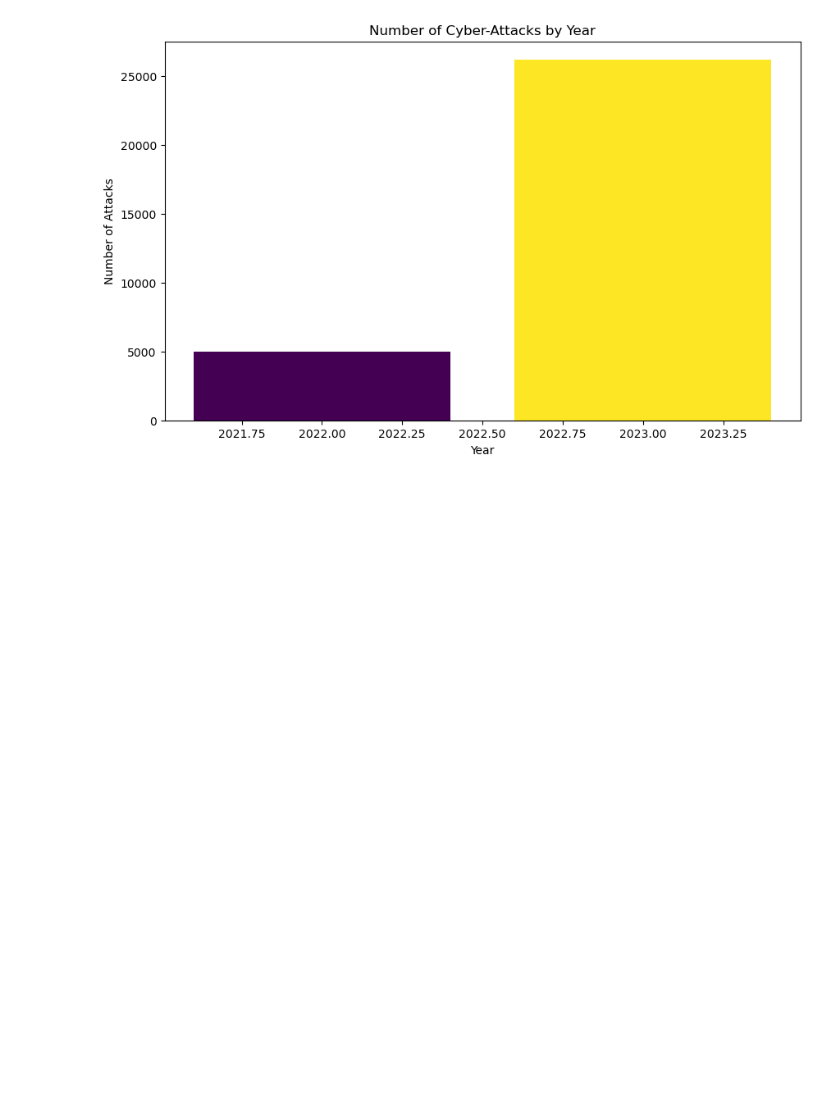
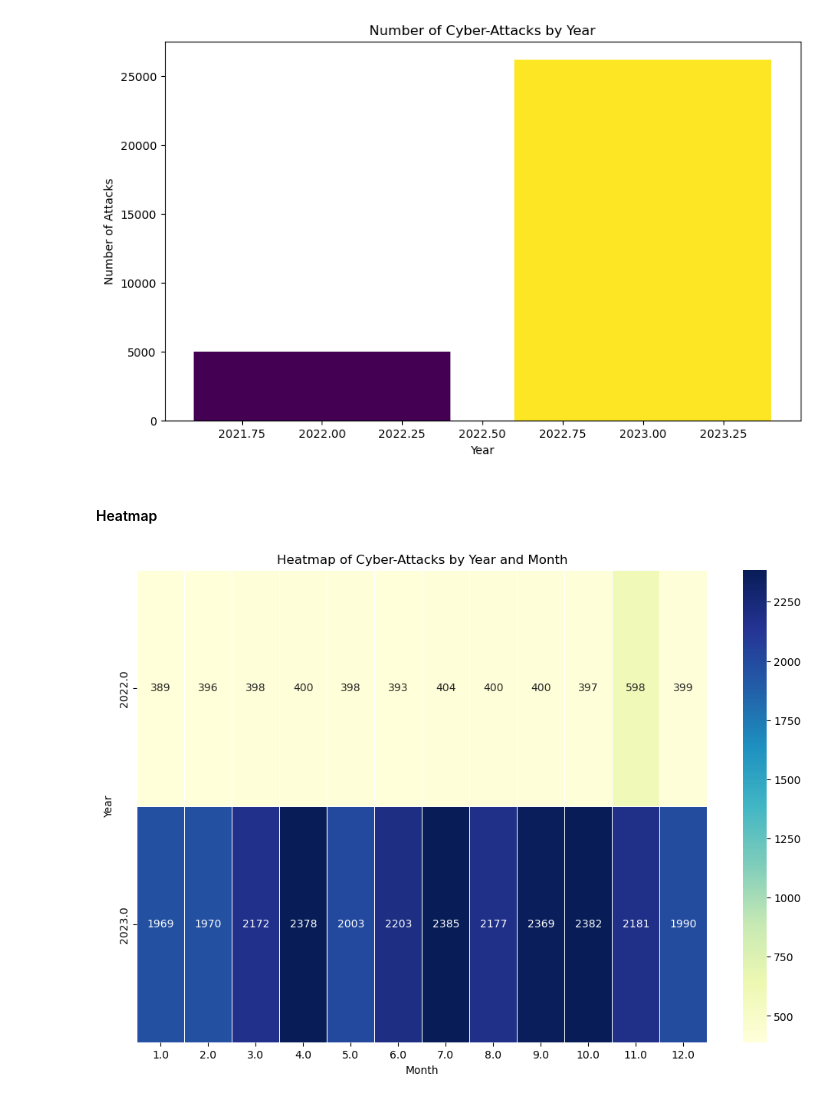
Before and after one commit to hugcamrom/PFDA-project, a Jupyter notebook: notebooks/cybercrime-visual-analysis.ipynb, the cells around one changed output. Saved outputs shown, nothing was run; the diff lists cells and outputs as text; code cells hidden in the pictures; blank space fills up the shorter version.

Commit message:
heatmap

```diff
--- a/notebooks/cybercrime-visual-analysis.ipynb
+++ b/notebooks/cybercrime-visual-analysis.ipynb
@@ -100,3 +102,29 @@ else:
     print("The 'year' column is missing in the dataset.")
 # %% [output]
 [figure]
+# %% [markdown]
+#### Heatmap
+# %%
+# Ensure 'year' and 'month' columns are present
+if 'attackdate' in df.columns:
+    df['year'] = pd.to_datetime(df['attackdate'], errors='coerce').dt.year
+    df['month'] = pd.to_datetime(df['attackdate'], errors='coerce').dt.month
+
+# Generate heatmap if 'year' and 'month' exist
+if 'year' in df.columns and 'month' in df.columns:
+    temporal_data = df.groupby(['year', 'month']).size().unstack(fill_value=0)
+
+    if not temporal_data.empty:
+        # Heatmap
+        plt.figure(figsize=(12, 8))
+        sns.heatmap(temporal_data, cmap='YlGnBu', annot=True, fmt="d", linewidths=.5)
+        plt.title("Heatmap of Cyber-Attacks by Year and Month")
+        plt.xlabel("Month")
+        plt.ylabel("Year")
+        plt.show()
+    else:
+        print("No data available for heatmap.")
+else:
+    print("The required 'year' or 'month' column is missing.")
+# %% [output]
+[figure, added]
```
Also changed, not shown: parts of 1 cell of this notebook.
